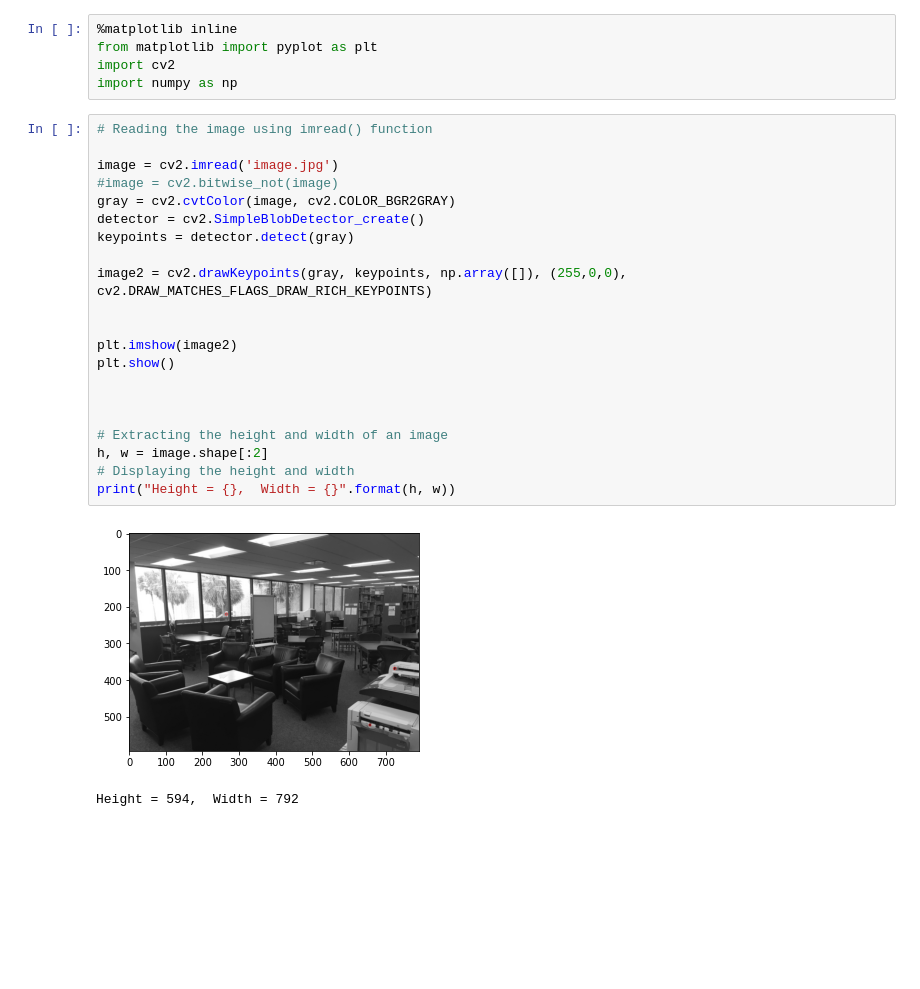
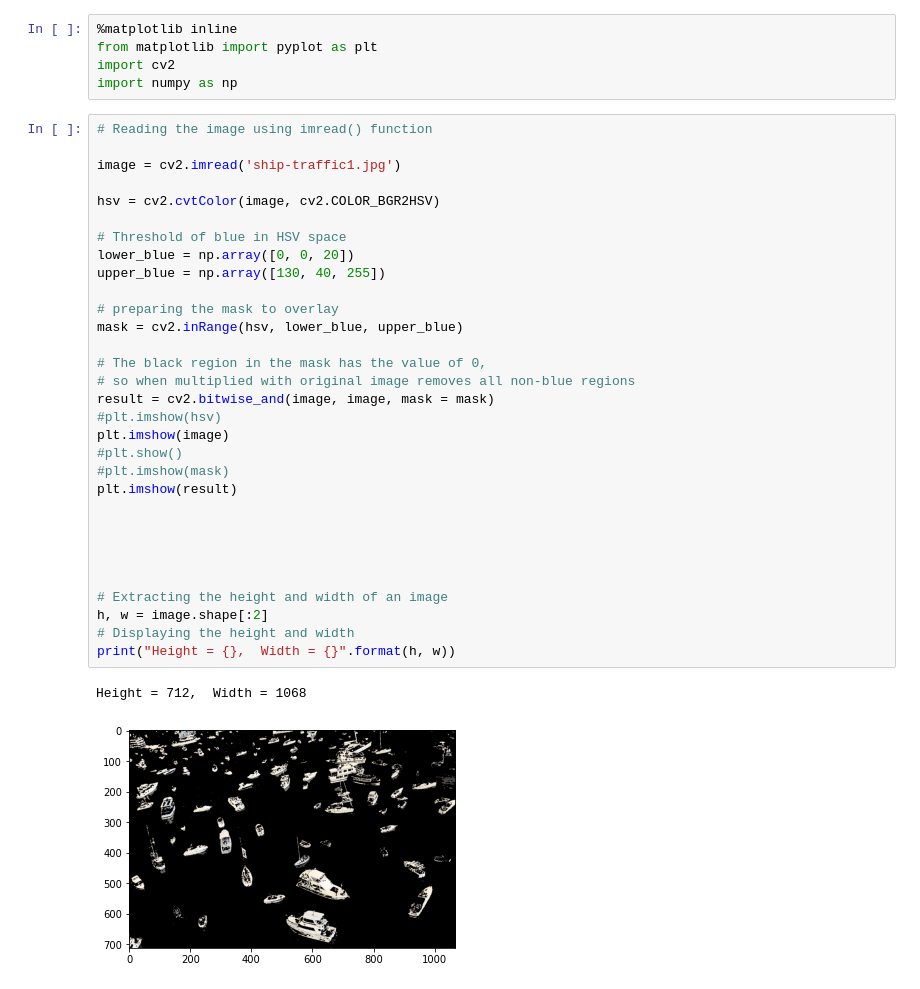
Before and after one commit to timmsgp/cvprojects, a Jupyter notebook: test.ipynb, the cells around one changed output. Drawn from its saved outputs; the diff is of its cells as text; blank space fills up the shorter version.

```diff
--- a/test.ipynb
+++ b/test.ipynb
@@ -6,24 +6,34 @@ import numpy as np
 # %%
 # Reading the image using imread() function
 
-image = cv2.imread('image.jpg')
-#image = cv2.bitwise_not(image)
-gray = cv2.cvtColor(image, cv2.COLOR_BGR2GRAY)
-detector = cv2.SimpleBlobDetector_create()
-keypoints = detector.detect(gray)
+image = cv2.imread('ship-traffic1.jpg')
 
-image2 = cv2.drawKeypoints(gray, keypoints, np.array([]), (255,0,0), cv2.DRAW_MATCHES_FLAGS_DRAW_RICH_KEYPOINTS)
+hsv = cv2.cvtColor(image, cv2.COLOR_BGR2HSV)
+
+# Threshold of blue in HSV space
+lower_blue = np.array([0, 0, 20])
+upper_blue = np.array([130, 40, 255])
+
+# preparing the mask to overlay
+mask = cv2.inRange(hsv, lower_blue, upper_blue)
+
+# The black region in the mask has the value of 0,
+# so when multiplied with original image removes all non-blue regions
+result = cv2.bitwise_and(image, image, mask = mask)
+#plt.imshow(hsv)
+plt.imshow(image)
+#plt.show()
+#plt.imshow(mask)
+plt.imshow(result)
 
 
-plt.imshow(image2)
-plt.show()
 
 
 
 # Extracting the height and width of an image
 h, w = image.shape[:2]
 # Displaying the height and width
 print("Height = {},  Width = {}".format(h, w))
 # %% [output]
+Height = 712,  Width = 1068
-[figure, old version]
+[figure, new version]
-Height = 594,  Width = 792
```
